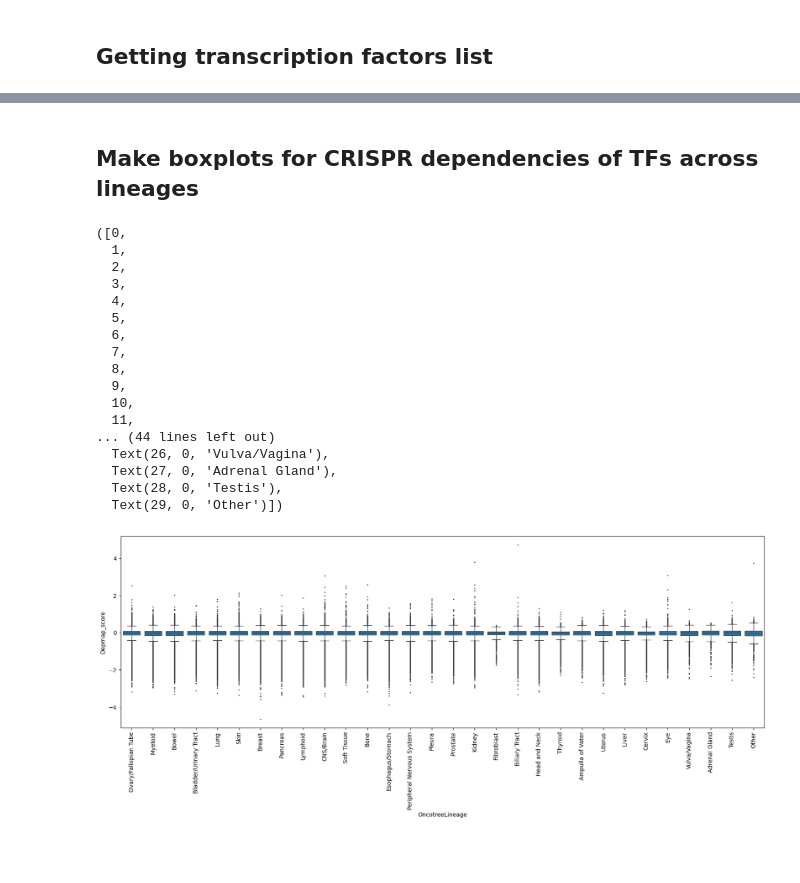
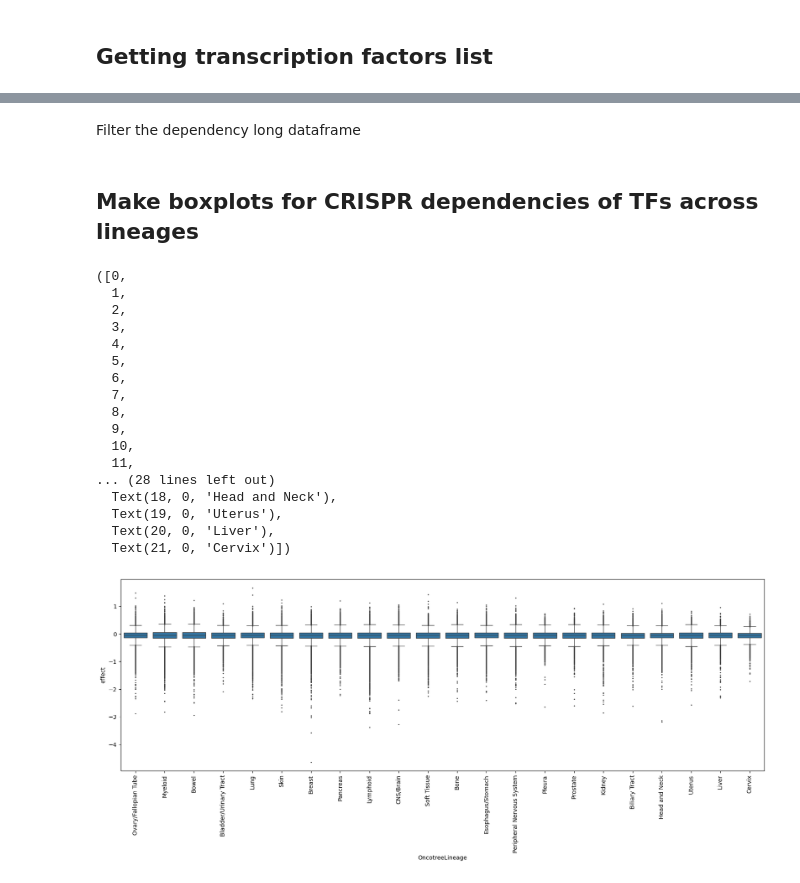
Before and after one commit to ddiannae/cancer_bootcamp25, a Jupyter notebook: TFdependency_bylineage_boxplots.ipynb, the cells around one changed output, grey strips where cells are left out. Saved outputs shown, nothing was run; the diff lists cells and outputs as text; code cells hidden in the pictures; blank space fills up the shorter version.

Commit message:
Updating notebook, filter TF by dependency

```diff
--- a/TFdependency_bylineage_boxplots.ipynb
+++ b/TFdependency_bylineage_boxplots.ipynb
@@ -69,0 +119,6 @@ crispr_dependencies_long = crispr_dependencies.melt(value_vars = tfs_found, id_v
+# %%
+crispr_effect_dep_bylineage = crispr_effect_dep.groupby(["OncotreeLineage", "TF"]).agg({
+    "dependency": "mean",
+    "effect": "mean",
+    "ModelID": "count"
+}).rename(columns={"ModelID":"n_models"}).reset_index()
@@ -69,0 +166,2 @@ crispr_dependencies_long = crispr_dependencies.melt(value_vars = tfs_found, id_v
+# %%
+crispr_effect_dep_bylineage = crispr_effect_dep_bylineage[crispr_effect_dep_bylineage["n_models"] > 15]
@@ -69,0 +190,2 @@ crispr_dependencies_long = crispr_dependencies.melt(value_vars = tfs_found, id_v
+# %%
+crispr_effect_dep_bylineage = crispr_effect_dep_bylineage[crispr_effect_dep_bylineage["dependency"] > 0.05]
@@ -70,26 +224,31 @@ crispr_dependencies_long = crispr_dependencies.melt(value_vars = tfs_found, id_v
+# %% [markdown]
+Filter the dependency long dataframe
+# %%
+crispr_effect_dep = crispr_effect_dep[(crispr_effect_dep["TF"].isin(crispr_effect_dep_bylineage["TF"])) &
+                  (crispr_effect_dep["OncotreeLineage"].isin(crispr_effect_dep_bylineage["OncotreeLineage"]))]
 # %% [markdown]
 ## Make boxplots for CRISPR dependencies of TFs across lineages
 # %%
 plt.figure(figsize = (20,6))
-sns.boxplot(crispr_dependencies_long, x = "OncotreeLineage" , y = "Depmap_score", fliersize= 1)
+sns.boxplot(crispr_effect_dep, x = "OncotreeLineage" , y = "effect", fliersize= 1)
 plt.xticks(rotation = 90)
 # %% [output]
 ([0,
   1,
   2,
   3,
   4,
   5,
   6,
   7,
   8,
   9,
   10,
   11,
-... (44 lines left out)
-  Text(26, 0, 'Vulva/Vagina'),
-  Text(27, 0, 'Adrenal Gland'),
-  Text(28, 0, 'Testis'),
-  Text(29, 0, 'Other')])
+... (28 lines left out)
+  Text(18, 0, 'Head and Neck'),
+  Text(19, 0, 'Uterus'),
+  Text(20, 0, 'Liver'),
+  Text(21, 0, 'Cervix')])
-[figure, old version]
+[figure, new version]
 # %%
```
Also changed, not shown: parts of 44 cells of this notebook.
